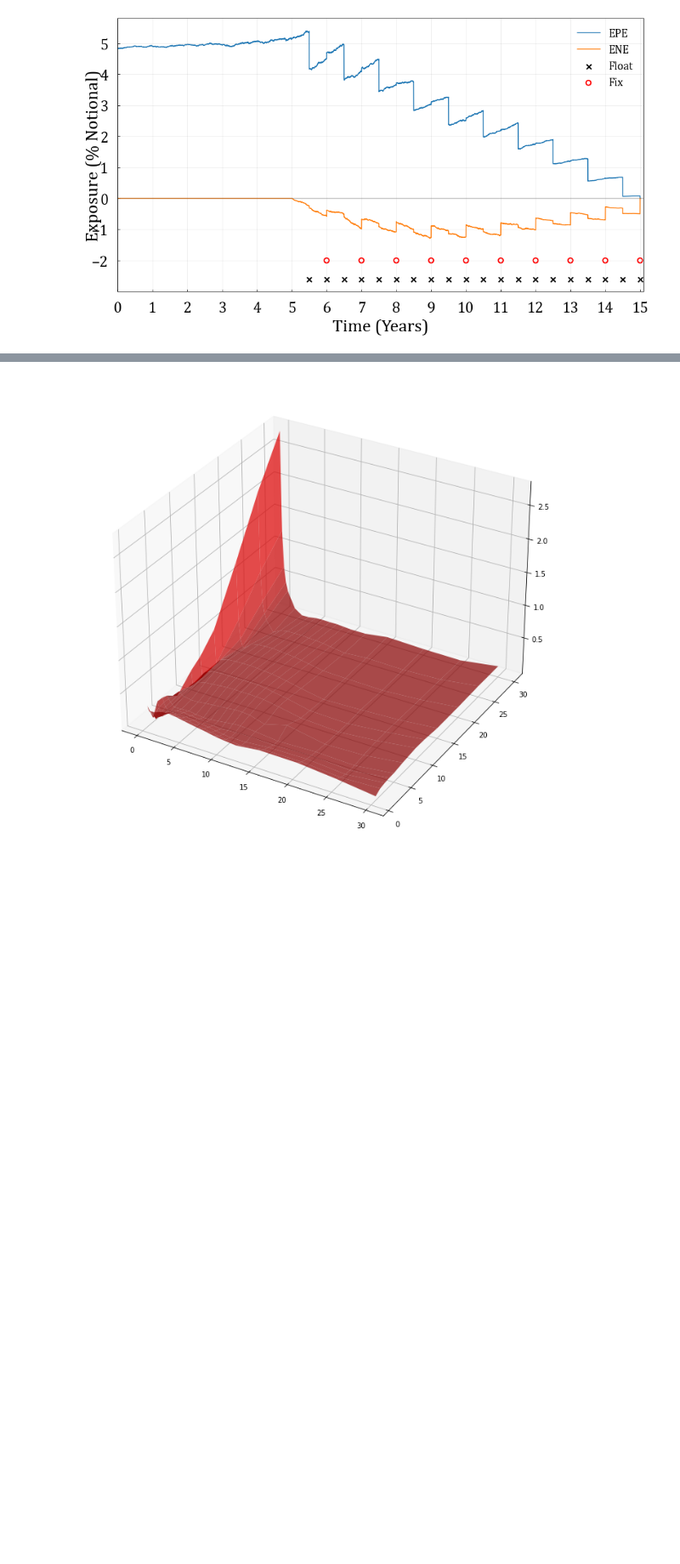
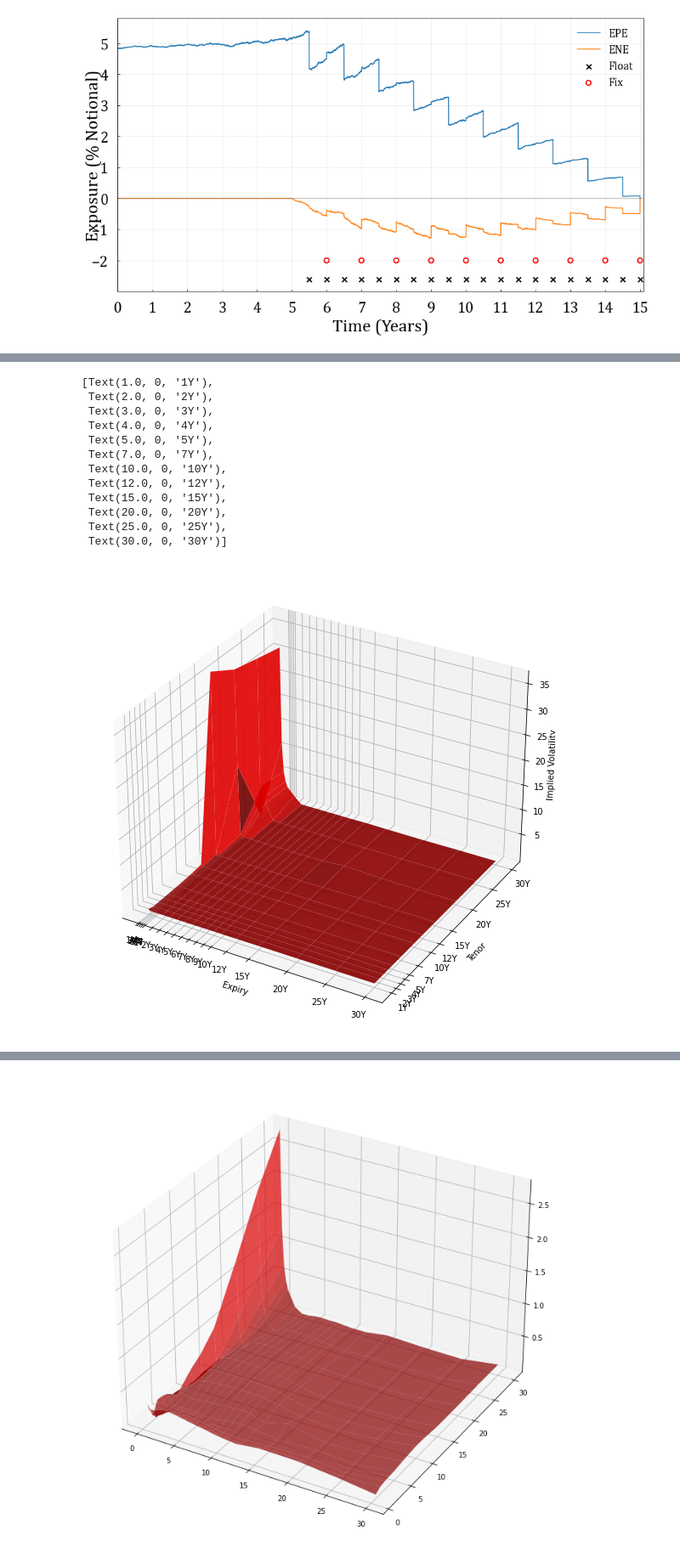
Before and after one commit to Eskild-afk/MasterThesis, a Jupyter notebook: quikMaths.ipynb, the cells around one changed output, grey strips where cells are left out. Shown at 85% size. Drawn from its saved outputs; the diff is of its cells as text; code cells hidden in the pictures; blank space fills up the shorter version.

```diff
--- a/quikMaths.ipynb
+++ b/quikMaths.ipynb
@@ -502,0 +508,27 @@ HW.ZCB(0,10),HW.marketZCB(10)
+# %%
+fig = plt.figure(figsize=(10,10))
+X,Y = np.meshgrid(impVolHW.columns/12, impliedVol.index/12)
+ax = fig.add_subplot(111, projection='3d')
+ax.plot_surface(Y,X,impRevHW.values, alpha=0.9, color='red')
+ax.set_xlabel('Expiry')
+ax.set_xticks((straddlesobs.index/12))
+ax.set_xticklabels([monthoryear(x) for x in straddlesobs.index])
+ax.set_ylabel('Tenor')
+ax.set_zlabel('Implied Volatility')
+ax.zaxis.labelpad=-0.7
+ax.set_yticks(straddlesobs.columns/12)
+ax.set_yticklabels([f'{int(x/12)}Y' for x in straddlesobs.columns])
+# %% [output]
+[Text(1.0, 0, '1Y'),
+ Text(2.0, 0, '2Y'),
+ Text(3.0, 0, '3Y'),
+ Text(4.0, 0, '4Y'),
+ Text(5.0, 0, '5Y'),
+ Text(7.0, 0, '7Y'),
+ Text(10.0, 0, '10Y'),
+ Text(12.0, 0, '12Y'),
+ Text(15.0, 0, '15Y'),
+ Text(20.0, 0, '20Y'),
+ Text(25.0, 0, '25Y'),
+ Text(30.0, 0, '30Y')]
+[figure, added]
```
Also changed, not shown: parts of 21 cells of this notebook, 12 other files.
